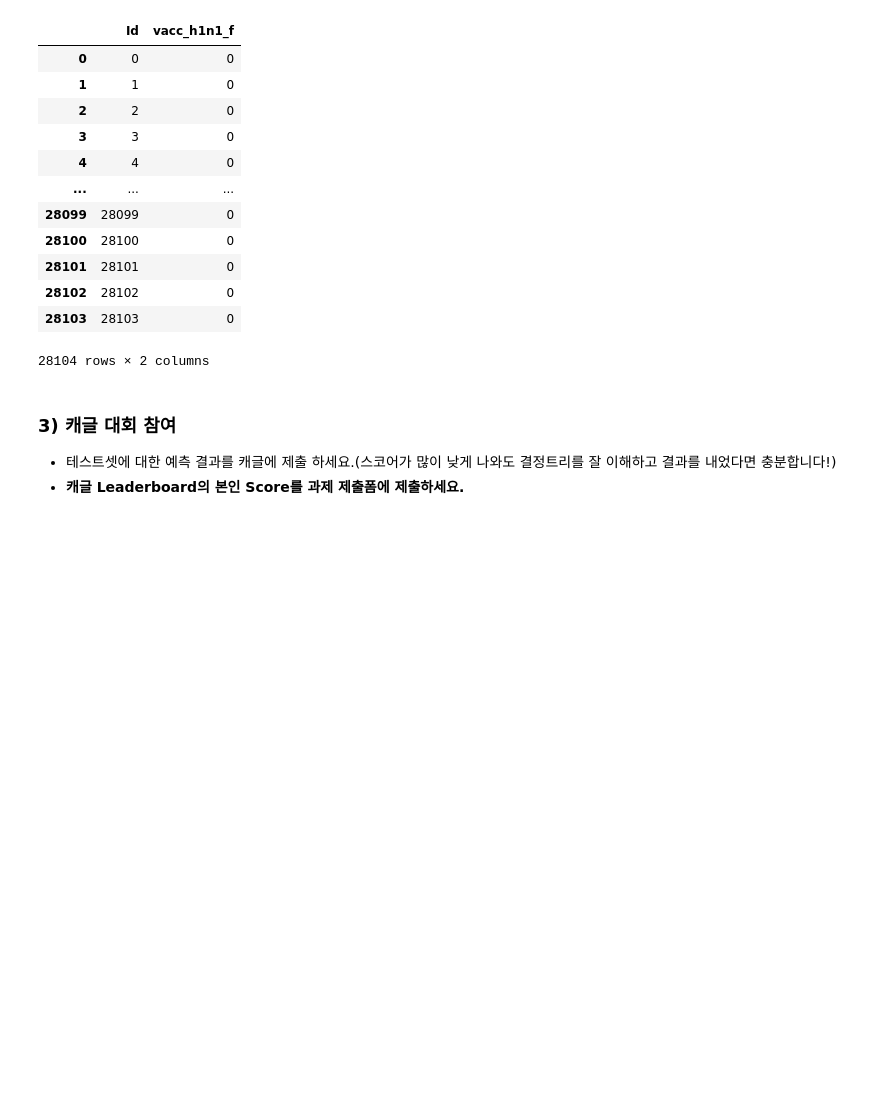
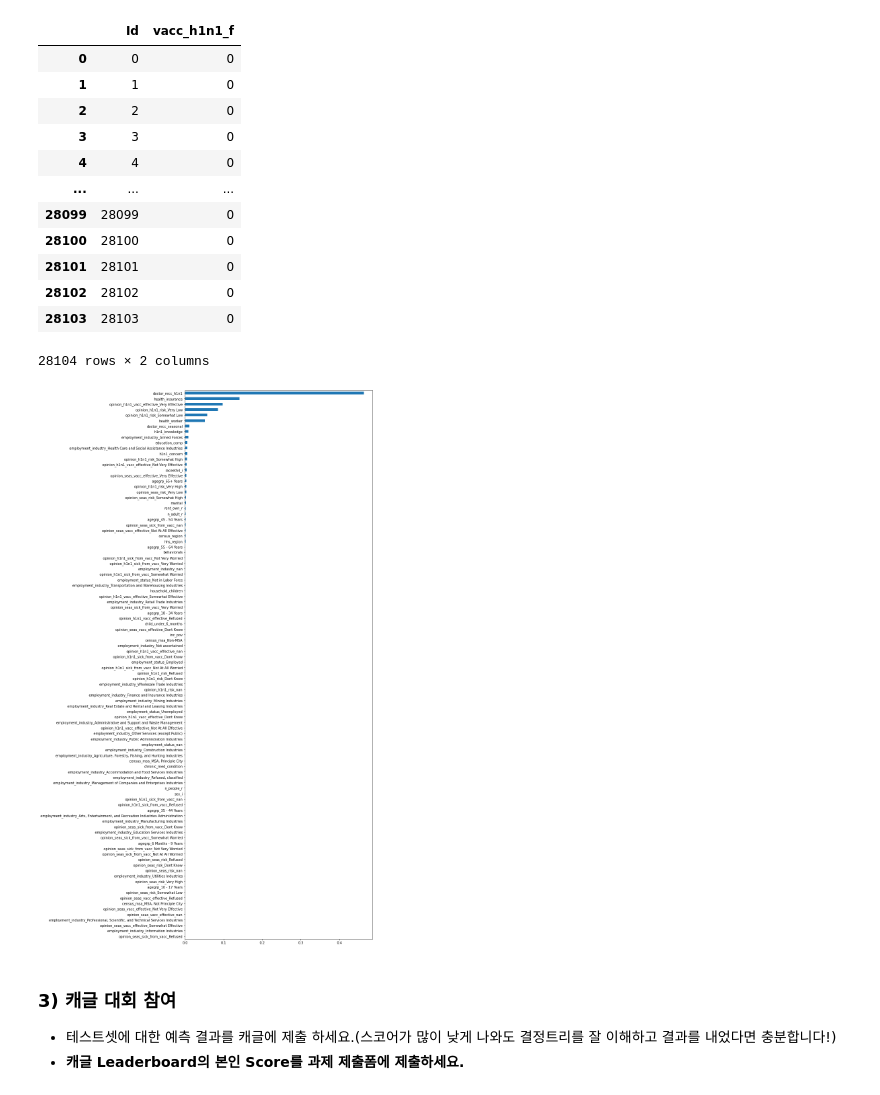
Before and after one commit to y001003/Bootcamp, a Jupyter notebook: n221-decision-trees/n221a-decision-trees.ipynb, the cells around one changed output. Saved outputs shown, nothing was run; the diff lists cells and outputs as text; code cells hidden in the pictures; blank space fills up the shorter version.

```diff
--- a/n221-decision-trees/n221a-decision-trees.ipynb
+++ b/n221-decision-trees/n221a-decision-trees.ipynb
@@ -271,6 +271,18 @@ submission
 | 28102 | 28102 | 0 |
 | 28103 | 28103 | 0 |
 28104 rows × 2 columns
+# %%
+import matplotlib.pyplot as plt
+
+model_dt = pipe.named_steps['decisiontreeclassifier']
+enc = pipe.named_steps['onehotencoder']
+encoded_columns = enc.transform(X_val).columns
+
+importances = pd.Series(model_dt.feature_importances_, encoded_columns)
+plt.figure(figsize=(10,30))
+importances.sort_values().plot.barh();
+# %% [output]
+[figure, added]
 # %% [markdown]
 ### 3) 캐글 대회 참여
 
```
